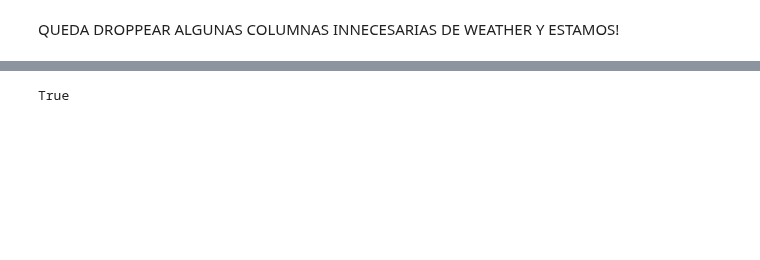
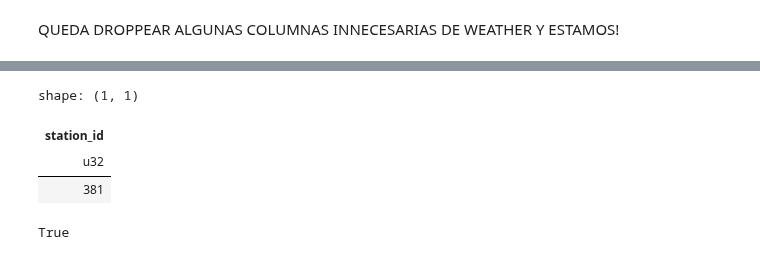
Before and after one commit to FacuVCanale/bikeshare-demand-gnn, a Jupyter notebook: src/notebooks/feat_eng.ipynb, the cells around one changed output, grey strips where cells are left out. Drawn from its saved outputs; the diff is of its cells as text; code cells hidden in the pictures; blank space fills up the shorter version.

```diff
--- a/src/notebooks/feat_eng.ipynb
+++ b/src/notebooks/feat_eng.ipynb
@@ -189,3 +136,15 @@ shape: (5, 68)
+# %%
+df_feat.sample(5)
+
+
+#count number of uniques ids
+
+df_feat.select(pl.col("station_id").unique().count())
+# %% [output]
+shape: (1, 1)
+| station_id |
+| u32 |
+| 381 |
 # %%
 "ts_start" in df_feat.columns
 # %% [output]
```
Also changed, not shown: parts of 15 cells of this notebook, 2 other files.
